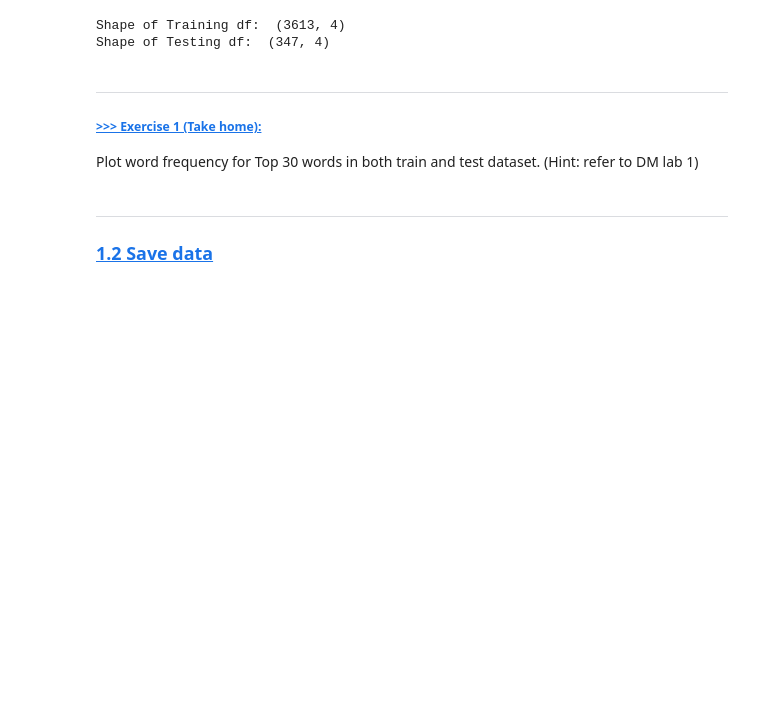
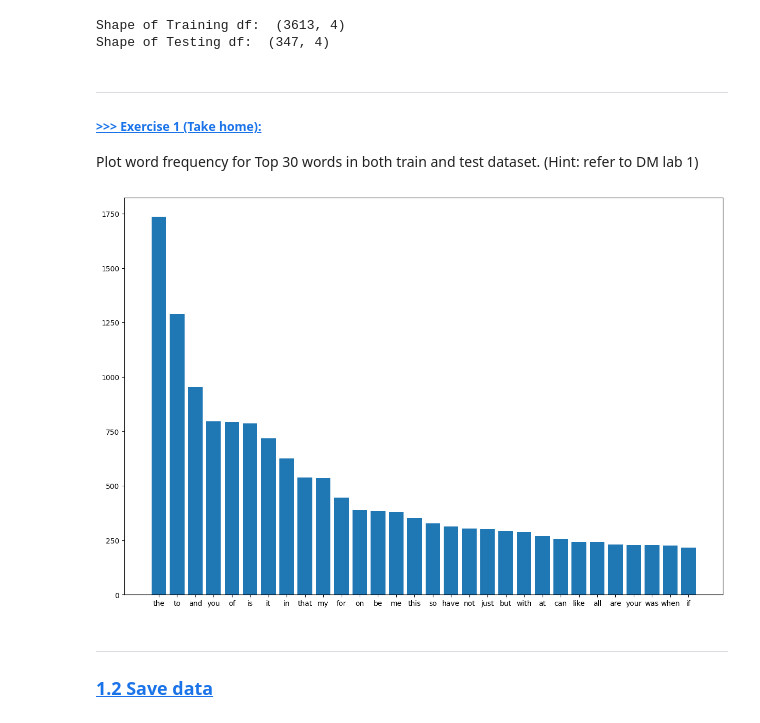
Before and after one commit to leo66ho/DM2025-Lab2-Exercise, a Jupyter notebook: DM2025-Lab2-Master-Phase_1.ipynb, the cells around one changed output. Drawn from its saved outputs; the diff is of its cells as text; code cells hidden in the pictures; blank space fills up the shorter version.

```diff
--- a/DM2025-Lab2-Master-Phase_1.ipynb
+++ b/DM2025-Lab2-Master-Phase_1.ipynb
@@ -154,3 +152,31 @@ Plot word frequency for Top 30 words in both train and test dataset. (Hint: refe
+# %%
+# Answer here
+
+# For train dataset
+from sklearn.feature_extraction.text import CountVectorizer
+import numpy as np
+import matplotlib.pyplot as plt
+
+#Get the document-term matrix
+count_vect = CountVectorizer()
+train_count = count_vect.fit_transform(train_df.text)
+
+#Calculate word frequency across all documents
+train_term_freq = np.asarray(train_count.sum(axis=0)).ravel()
+train_terms = np.array(count_vect.get_feature_names_out())
+
+#Collect the top 30 words
+top_30_indices = np.argsort(train_term_freq)[::-1][:30]
+top_30_terms = train_terms[top_30_indices]
+
+#Plot the top 30 words
+plt.figure(figsize=(15,10))
+plot_x = top_30_terms
+plot_y = train_term_freq[top_30_indices]
+plt.bar(plot_x, plot_y)
+plt.show()
+# %% [output]
+[figure, added]
 # %% [markdown]
 ---
 ### <a id='toc1_5_2_'></a>[**1.2 Save data**](#toc0_)
```
Also changed, not shown: parts of 41 cells of this notebook, 3 other files.
